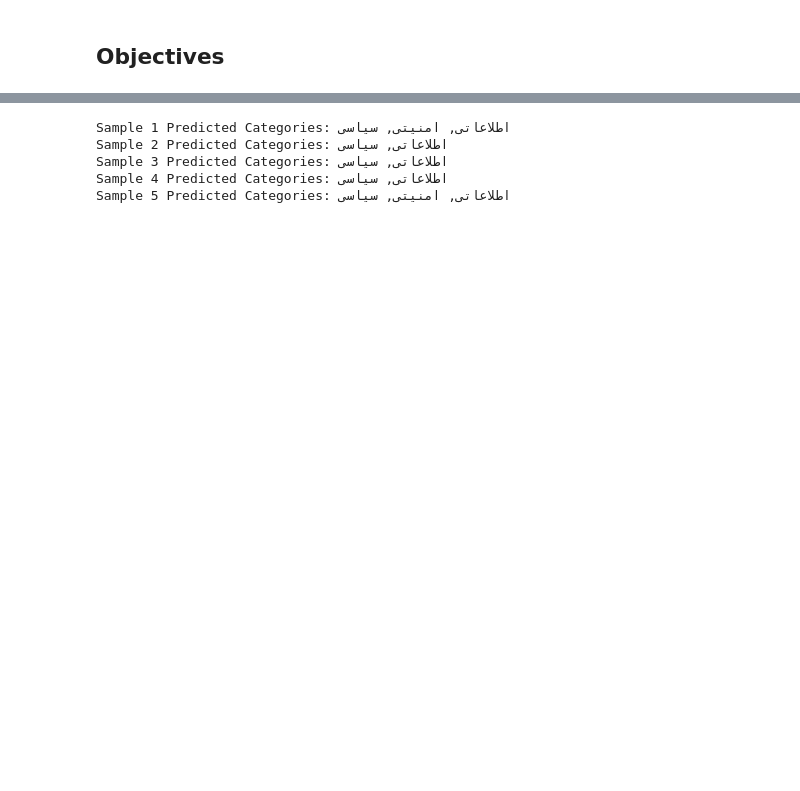
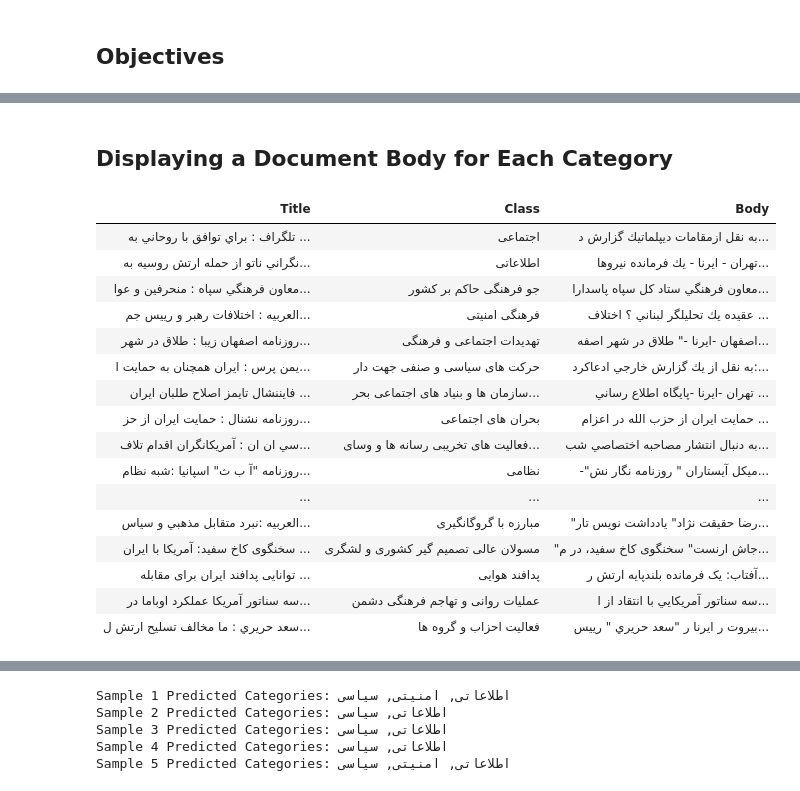
Before and after one commit to Mohammad-Rahmanian/Persian-News-Classification, a Jupyter notebook: classifier.ipynb, the cells around one changed output, grey strips where cells are left out. Drawn from its saved outputs; the diff is of its cells as text; code cells hidden in the pictures; blank space fills up the shorter version.

```diff
--- a/classifier.ipynb
+++ b/classifier.ipynb
@@ -86,11 +5,0 @@ Number of unique documents: 6539
-# %%
-data_samples = []
-for category in content_by_category.keys():
-    contents = content_by_category[category]
-    title, body = contents['titles'][0],contents['bodies'][0]
-    displayed_body = (body[:47] + '...') if len(body) > 50 else body
-    data_samples.append({"Title": title, "Class": category, "Body": displayed_body})
-
-df_samples = pd.DataFrame(data_samples)
-
-display(df_samples)
@@ -140,14 +5,0 @@ df_tfidf = pd.DataFrame(tfidf_matrix_categories.toarray(), columns=tfidf_vectori
-# %%
-pd.set_option('display.max_colwidth', None)
-data_samples = []
-for index, category in enumerate(category_docs):
-    value = df_tfidf.iloc[index, :]
-    contents = content_by_category[category]
-    top_scores = value.sort_values(ascending=False).head(10)
-    top_words = top_scores.index
-    top_words_str = ', '.join(top_words)
-    title = contents['titles'][0]
-    data_samples.append({"Title": title, "Class": category, "Key words": top_words_str})
-
-df_samples = pd.DataFrame(data_samples)
-display(df_samples)
@@ -514,0 +149,39 @@ plot_confusion_matrices(label_cm, label_names)
+# %% [markdown]
+## Displaying a Document Body for Each Category
+# %%
+data_samples = []
+# Iterate over each category in the docs_by_category dictionary
+for category, contents in docs_by_category.items():
+    if contents['bodies']:
+        random_index = random.randint(0, len(contents['bodies']) - 1)
+        # Retrieve the title and body of the randomly selected document
+        title, body = contents['titles'][random_index], contents['bodies'][random_index]
+        # Truncate the body to 80 characters for display if it's longer than 90 characters
+        displayed_body = (body[:87] + '...') if len(body) > 90 else body
+        # Append the title, category, and truncated body to the data samples list
+        data_samples.append({"Title": title, "Class": category, "Body": displayed_body})
+
+# Convert the list of data samples into a DataFrame
+df_samples = pd.DataFrame(data_samples)
+
+# Adjust display settings for the DataFrame
+pd.options.display.max_colwidth = None  # Ensures text is fully visible
+display(df_samples.style.hide_index().set_properties(**{'text-align': 'left', 'font-size': '10pt'}))
+# %% [output]
+| Title | Class | Body |
+| تلگراف : براي توافق با روحاني به ... | اجتماعی | به نقل ازمقامات ديپلماتيك گزارش د... |
+| نگراني ناتو از حمله ارتش روسيه به... | اطلاعاتی | تهران - ايرنا - يك فرمانده نيروها... |
+| معاون فرهنگي سپاه : منحرفين و عوا... | جو فرهنگی حاکم بر کشور | معاون فرهنگي ستاد كل سپاه پاسدارا... |
+| العربيه : اختلافات رهبر و رييس جم... | فرهنگی امنیتی | عقيده يك تحليلگر لبناني ؟ اختلاف ... |
+| روزنامه اصفهان زيبا : طلاق در شهر... | تهدیدات اجتماعی و فرهنگی | اصفهان -ايرنا -" طلاق در شهر اصفه... |
+| يمن پرس : ايران همچنان به حمايت ا... | حرکت های سیاسی و صنفی جهت دار | به نقل از يك گزارش خارجي ادعاكرد:... |
+| فايننشال تايمز اصلاح طلبان ايران ... | سازمان ها و بنیاد های اجتماعی بحر... | تهران -ايرنا -پايگاه اطلاع رساني ... |
+| روزنامه نشنال : حمايت ايران از حز... | بحران های اجتماعی | حمايت ايران از حزب الله در اعزام ... |
+| سي ان ان : آمريكانگران اقدام تلاف... | فعالیت های تخریبی رسانه ها و وسای... | به دنبال انتشار مصاحبه اختصاصي شب... |
+| روزنامه "آ ب ث" اسپانيا :شبه نظام... | نظامی | -"ميكل آيستاران " روزنامه نگار نش... |
+| ... | ... | ... |
+| العربيه :نبرد متقابل مذهبي و سياس... | مبارزه با گروگانگیری | "رضا حقيقت نژاد" يادداشت نويس تار... |
+| سخنگوی کاخ سفید: آمریکا با ایران ... | مسولان عالی تصمیم گیر کشوری و لشگری | "جاش ارنست" سخنگوی کاخ سفید، در م... |
+| توانایی پدافند ایران برای مقابله ... | پدافند هوایی | آفتاب: یک فرمانده بلندپایه ارتش ر... |
+| سه سناتور آمريکا عملکرد اوباما در... | عملیات روانی و تهاجم فرهنگی دشمن | سه سناتور آمريکايي با انتقاد از ا... |
+| سعد حريري : ما مخالف تسليح ارتش ل... | فعالیت احزاب و گروه ها | بيروت ر ايرنا ر "سعد حريري " رييس... |
```
Also changed, not shown: parts of 74 cells of this notebook.
